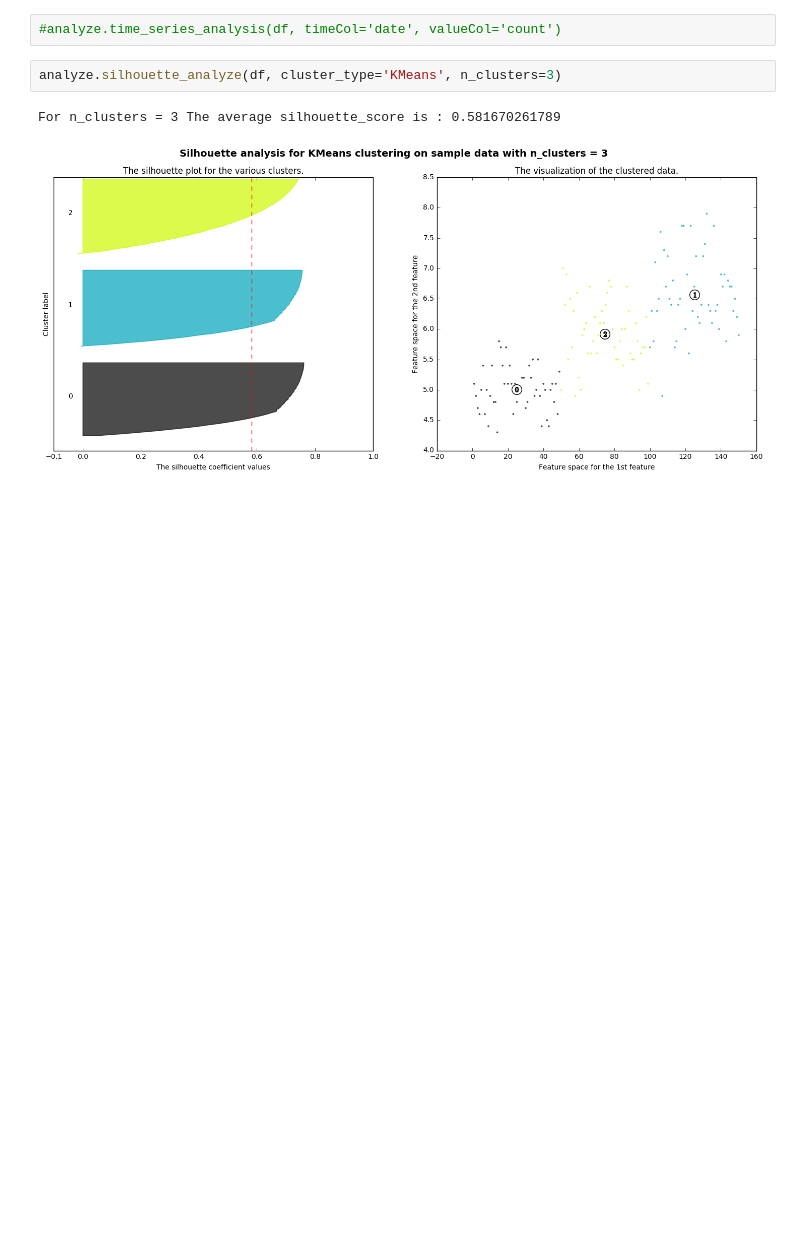
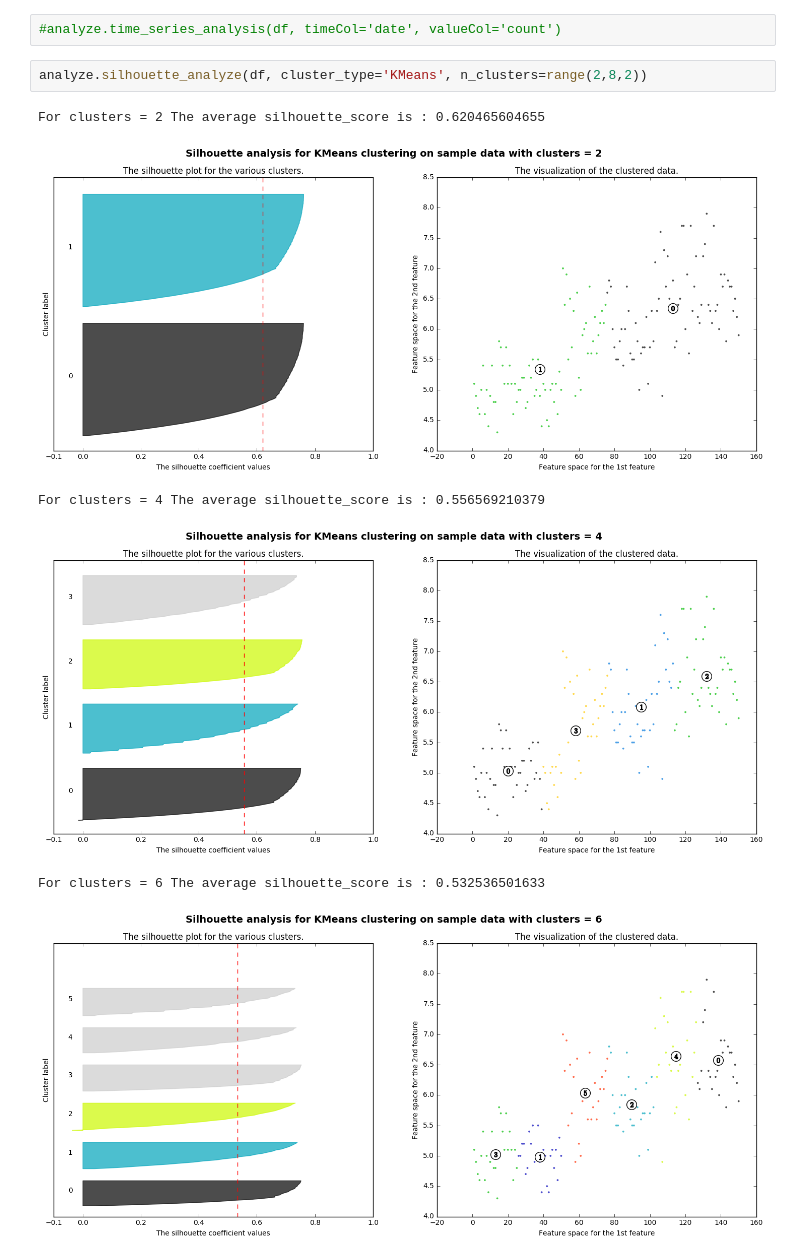
Before and after one commit to greytip/data-science-utils, a Jupyter notebook: DataExplorerTemplate.ipynb, the cells around one changed output. Drawn from its saved outputs; the diff is of its cells as text; blank space fills up the shorter version.

Commit message:
Minor fixes to the plotting engine and some variable naming errors in the cluster analyze logic.

```diff
--- a/DataExplorerTemplate.ipynb
+++ b/DataExplorerTemplate.ipynb
@@ -89,7 +88,11 @@ df.drop('Species', 1, inplace=True)
 # %%
 #analyze.time_series_analysis(df, timeCol='date', valueCol='count')
 # %%
-analyze.silhouette_analyze(df, cluster_type='KMeans', n_clusters=3)
+analyze.silhouette_analyze(df, cluster_type='KMeans', n_clusters=range(2,8,2))
 # %% [output]
-For n_clusters = 3 The average silhouette_score is : 0.581670261789
+For clusters = 2 The average silhouette_score is : 0.620465604655
-[figure, old version]
+[figure, new version]
+For clusters = 4 The average silhouette_score is : 0.556569210379
+[figure, added]
+For clusters = 6 The average silhouette_score is : 0.532536501633
+[figure, added]
```
Also changed, not shown: parts of 5 cells of this notebook, 2 other files.
